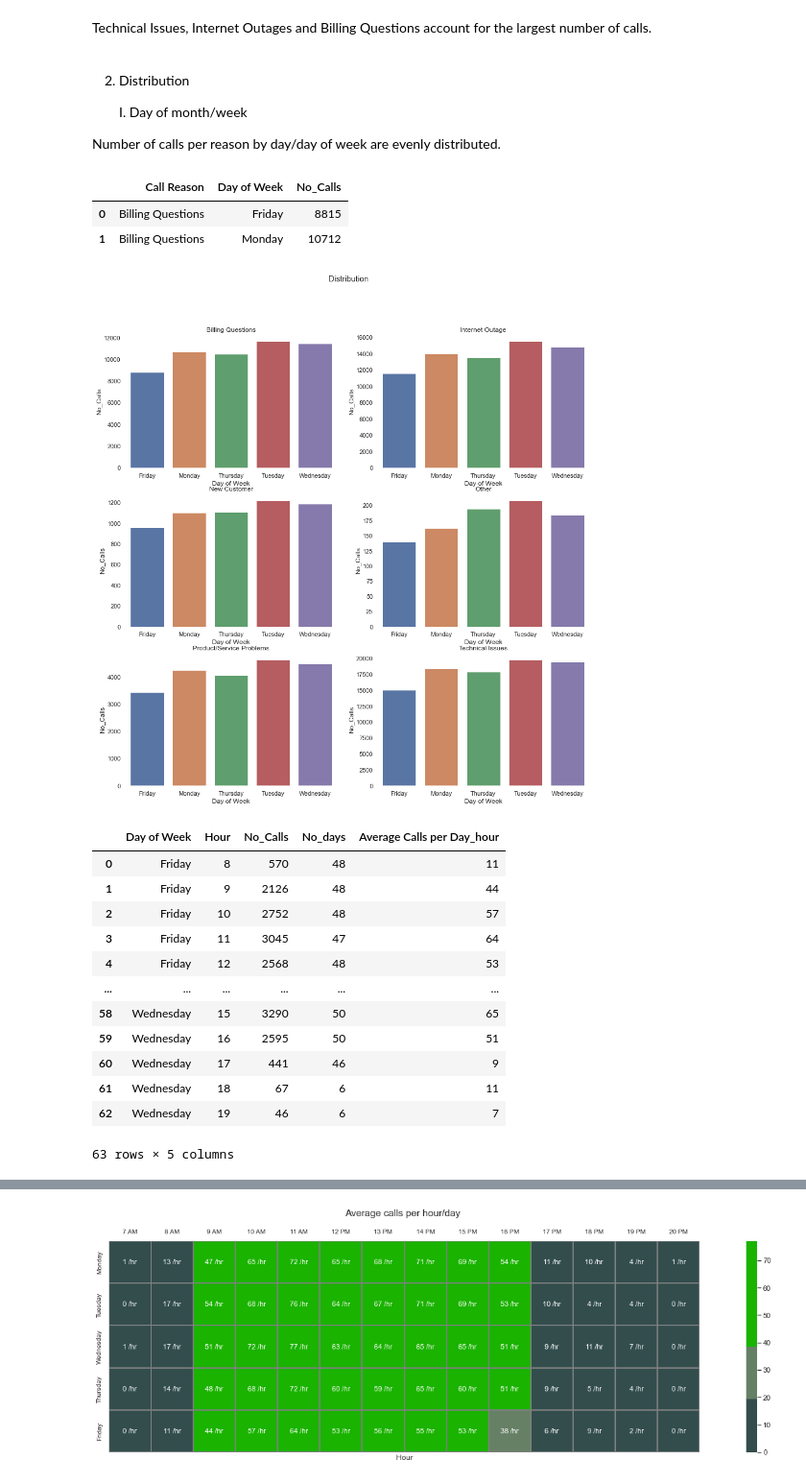
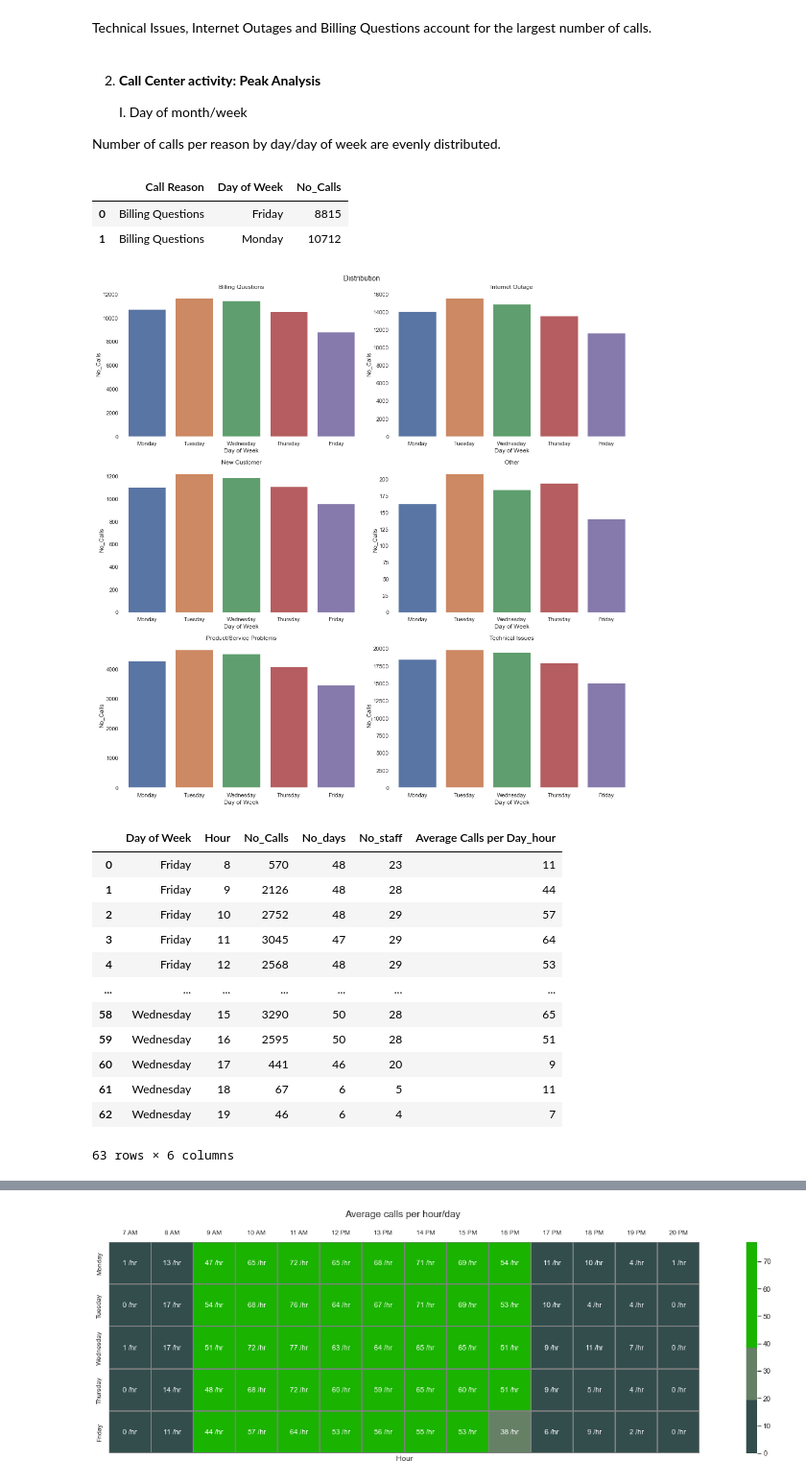
Before and after one commit to diana-kungu/RWDF, a Jupyter notebook: Call Center Operations Analytics/call_center.ipynb, the cells around one changed output, grey strips where cells are left out. Shown at 96% size. Drawn from its saved outputs; the diff is of its cells as text; code cells hidden in the pictures.

```diff
--- a/Call Center Operations Analytics/call_center.ipynb
+++ b/Call Center Operations Analytics/call_center.ipynb
@@ -77,0 +80,10 @@ df.drop_duplicates('Call #', keep='first', inplace= True)
+# %%
+# Bin Wait time
+wait_bin = [0, 30, 90, 180, 300, 10000]
+wait_bin_labels = ['<30s', '30-90s', '91-180s', '181-300s', '>300s']
+df['Wait Time Bins'] = pd.cut(df['Wait Time (s)'], bins= wait_bin, labels= wait_bin_labels)
+# %%
+talk_bin = [0, 60, 180, 300, 480, 10000]
+talk_bin_labels = ['<1 min', '1 -3 mins', '3- 5 mins', '5 - 8 mins', '>8 mins']
+df['Talk Time Bins'] = pd.cut(df['Talk Time (s)'], bins= talk_bin, labels= talk_bin_labels)
+df['Talk Time Bins'].value_counts()
@@ -106,7 +132,7 @@ sns.barplot(x = 'Call Reason', y = 'Proportion', data = df_reasons)
 Technical Issues, Internet Outages and Billing Questions account for the largest number
 of calls.
 # %% [markdown]
-2. Distribution
+2. **Call Center activity: Peak Analysis** <br>
 
    I. Day of month/week
 
@@ -118,44 +144,53 @@ df_day_distribution.head(2)
 |  | Call Reason | Day of Week | No_Calls |
 | 0 | Billing Questions | Friday | 8815 |
 | 1 | Billing Questions | Monday | 10712 |
+# %%
+ordered_days = ['Monday', 'Tuesday', 'Wednesday', 'Thursday', 'Friday']
+df_day_distribution['Day of Week'] = (pd.Categorical(df_day_distribution['Day of Week'],
+                                                     categories=ordered_days, ordered=True))
+df_day_distribution['Day of Week'].sort_index(inplace= True)
 # %%
 figure, axis = plt.subplots(3, 2,figsize=(15, 15), facecolor='w', edgecolor='k')
 
 a = 3 #rows
 b = 2 # columns
 c = 1 # subplot iterator
 
 for i in df_day_distribution['Call Reason'].unique():
     plt.subplot(a, b, c)
     plt.title(f'{i}')
     plt.xlabel(i)
     plt.suptitle('Distribution ')
-    plt.ylabel('')
+    plt.ylabel(' ')
+    plt.xlabel(' ')
+
     #cmap = sns.diverging_palette(220, 20, as_cmap=True)
     sns.barplot(x = 'Day of Week', y = 'No_Calls', data = df_day_distribution[df_day_distribution['Call Reason'] == i])
     sns.despine(bottom = True, left = True)
     c = c + 1
+plt.tight_layout()
 # %% [output]
-[figure, old version]
+[figure, new version]
 # %%
 #Distribution by hour and day of week
 #Heatmap
 daily_dist = df[df['Year'] ==2021].groupby(['Day of Week','Hour']).agg(
                                 No_Calls =('Call #', 'count'),
-                                No_days = ('Call Date', 'nunique')).reset_index()
+                                No_days = ('Call Date', 'nunique'),
+                                No_staff = ('Agent', 'nunique')).reset_index()
 daily_dist['Average Calls per Day_hour'] = (daily_dist['No_Calls']/ daily_dist['No_days']).astype(int)
 daily_dist
 # %% [output]
-|  | Day of Week | Hour | No_Calls | No_days | Average Calls per Day_hour |
-| 0 | Friday | 8 | 570 | 48 | 11 |
-| 1 | Friday | 9 | 2126 | 48 | 44 |
-| 2 | Friday | 10 | 2752 | 48 | 57 |
-| 3 | Friday | 11 | 3045 | 47 | 64 |
-| 4 | Friday | 12 | 2568 | 48 | 53 |
-| ... | ... | ... | ... | ... | ... |
-| 58 | Wednesday | 15 | 3290 | 50 | 65 |
-| 59 | Wednesday | 16 | 2595 | 50 | 51 |
-| 60 | Wednesday | 17 | 441 | 46 | 9 |
-| 61 | Wednesday | 18 | 67 | 6 | 11 |
-| 62 | Wednesday | 19 | 46 | 6 | 7 |
+|  | Day of Week | Hour | No_Calls | No_days | No_staff | Average Calls per Day_hour |
+| 0 | Friday | 8 | 570 | 48 | 23 | 11 |
+| 1 | Friday | 9 | 2126 | 48 | 28 | 44 |
+| 2 | Friday | 10 | 2752 | 48 | 29 | 57 |
+| 3 | Friday | 11 | 3045 | 47 | 29 | 64 |
+| 4 | Friday | 12 | 2568 | 48 | 29 | 53 |
+| ... | ... | ... | ... | ... | ... | ... |
+| 58 | Wednesday | 15 | 3290 | 50 | 28 | 65 |
+| 59 | Wednesday | 16 | 2595 | 50 | 28 | 51 |
+| 60 | Wednesday | 17 | 441 | 46 | 20 | 9 |
+| 61 | Wednesday | 18 | 67 | 6 | 5 | 11 |
+| 62 | Wednesday | 19 | 46 | 6 | 4 | 7 |
-63 rows × 5 columns
+63 rows × 6 columns
```
Also changed, not shown: parts of 15 cells of this notebook.
